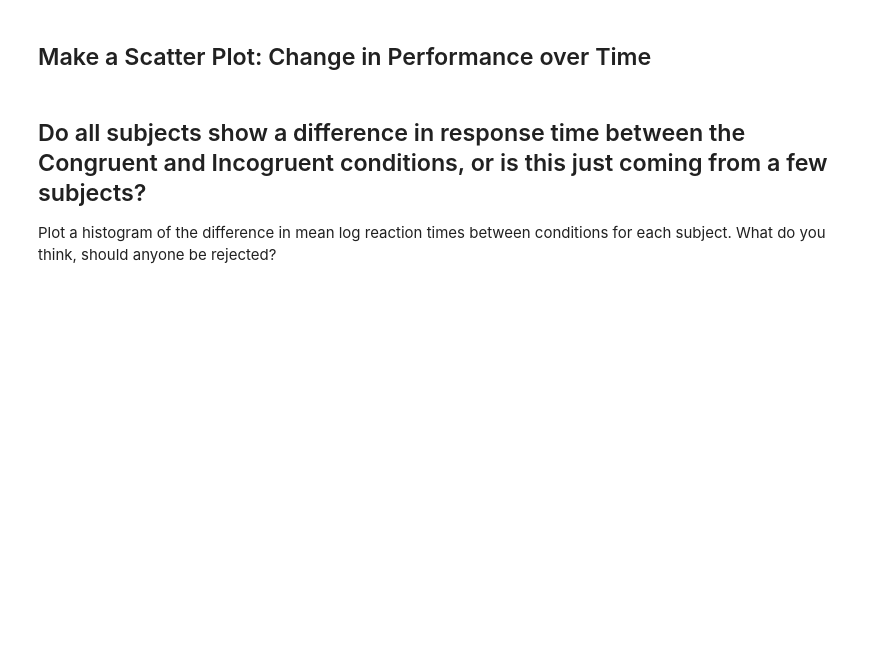
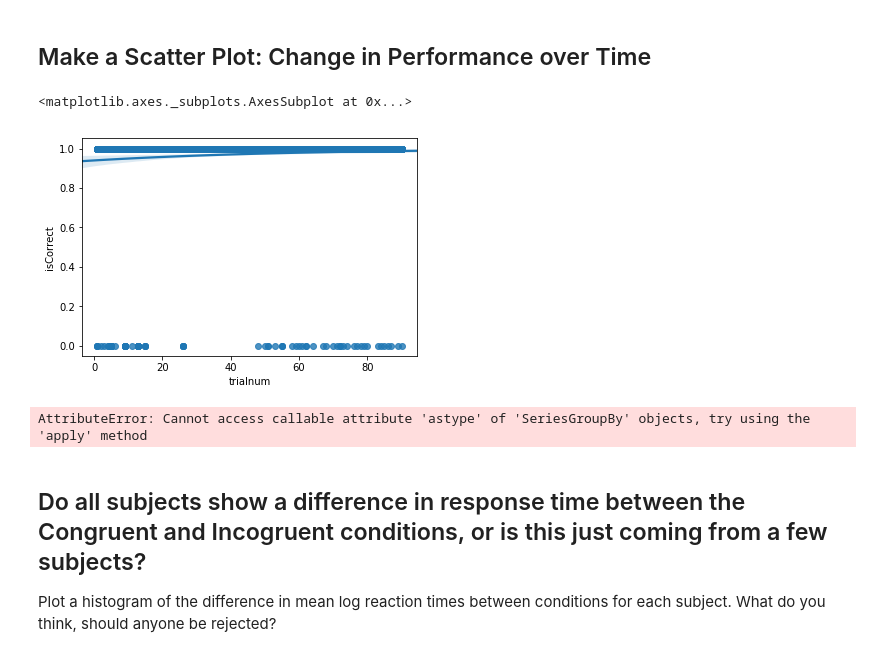
Before and after one commit to nickdelgrosso/mann_python_workshop2018, a Jupyter notebook: Day2/Stroop Analysis with Pandas.ipynb, the cells around one changed output. Drawn from its saved outputs; the diff is of its cells as text; code cells hidden in the pictures; blank space fills up the shorter version.

```diff
--- a/Day2/Stroop Analysis with Pandas.ipynb
+++ b/Day2/Stroop Analysis with Pandas.ipynb
@@ -23,0 +121,3 @@ Log transform the reaction Times
+# %%
+df['reaction_time_log2'] = df['reaction_time'].transform(np.log)
+df.head()
@@ -25,0 +147,3 @@ Reject Bad Data: Log Reaction Time < 5.7
+# %%
+df_good = df.query('reaction_time_log >= 5.7')
+df_good.head()
@@ -26,8 +159,13 @@ Reject Bad Data: Log Reaction Time < 5.7
 # %% [markdown]
 From here on, use only the accepted data!
+# %%
+df_good = df_good.copy()
 # %% [markdown]
 ## Overall, what was the accuracy of the responses?
 
   - How many trials, in total, were correct (stimcolor matched respcolor)?
   - How many trials were incorrect?
   - What percent accuract was there, overall?
+# %%
+df_good['isCorrect'] = df_good['stimcolor'] == df_good['respcolor']
+df_good.head()
@@ -40,6 +226,15 @@ From here on, use only the accepted data!
 ## Make a Bar Graph of Mean Log Response Time
 # %% [markdown]
 ## Make a Scatter Plot: Change in Performance over Time
+# %%
+sns.regplot(x='trialnum', y='isCorrect', data=df_good, logistic=True)
+# %% [output]
+<matplotlib.axes._subplots.AxesSubplot at 0x...>
+[figure, added]
+# %%
+df_good.groupby(['subject', 'trialnum'])['isCorrect'].astype(int).mean()
+# %% [output]
+AttributeError: Cannot access callable attribute 'astype' of 'SeriesGroupBy' objects, try using the 'apply' method
 # %% [markdown]
 ## Do all subjects show a difference in response time between the Congruent and Incogruent conditions, or is this just coming from a few subjects?
 
```
Also changed, not shown: parts of 28 cells of this notebook, 3 other files.
